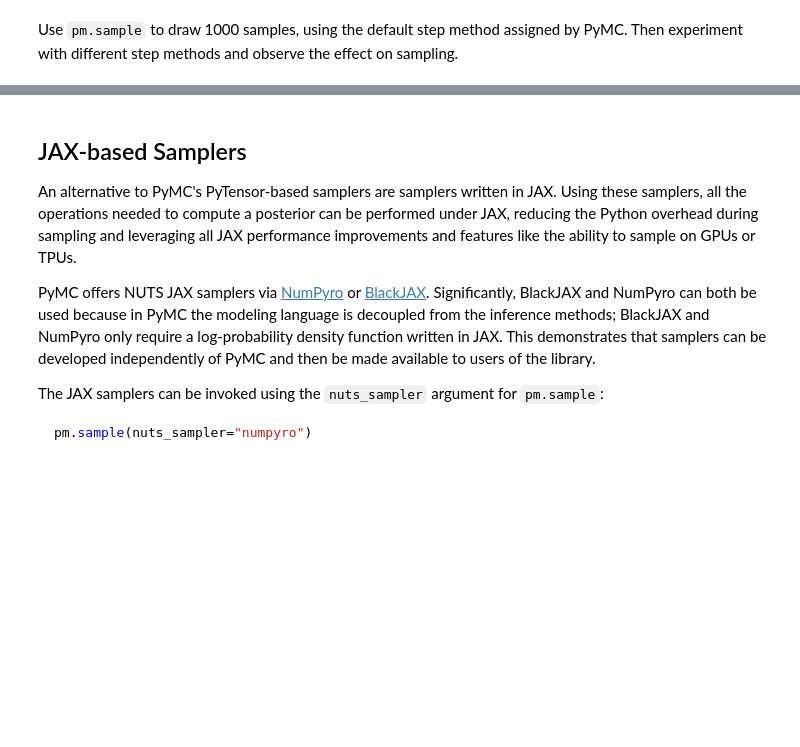
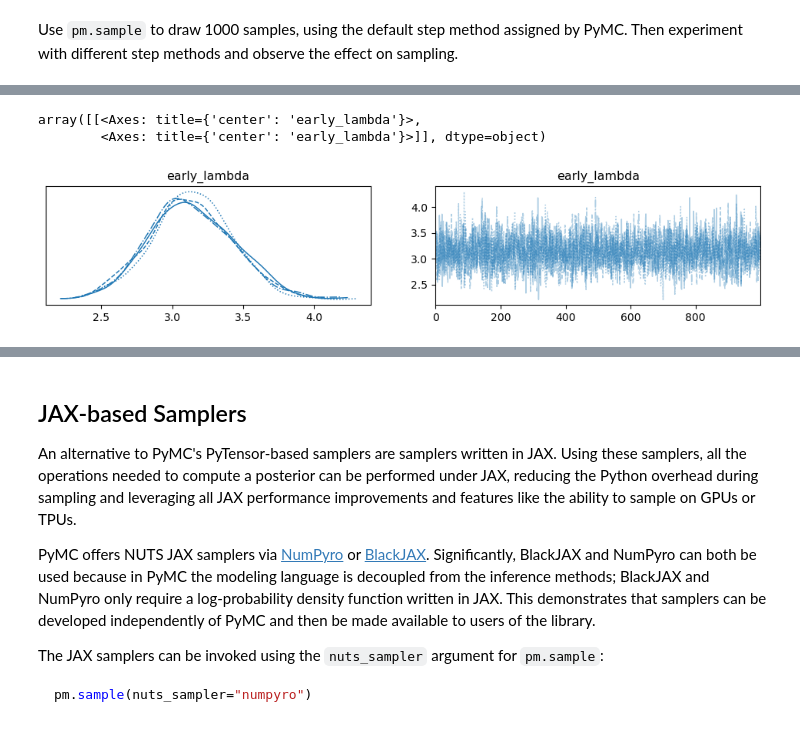
Before and after one commit to fonnesbeck/bayes_course_dec_2023, a Jupyter notebook: notebooks/Section2_2-Model_Building_with_PyMC.ipynb, the cells around one changed output, grey strips where cells are left out. Saved outputs shown, nothing was run; the diff lists cells and outputs as text; code cells hidden in the pictures; blank space fills up the shorter version.

```diff
--- a/notebooks/Section2_2-Model_Building_with_PyMC.ipynb
+++ b/notebooks/Section2_2-Model_Building_with_PyMC.ipynb
@@ -638,0 +788,3 @@ Use `pm.sample` to draw 1000 samples, using the default step method assigned by
+# %%
+with model:
+    trace1 = pm.sample(draws=1000, step=pm.Slice())
@@ -638,0 +799,6 @@ Use `pm.sample` to draw 1000 samples, using the default step method assigned by
+# %%
+az.plot_trace(trace1, var_names=['early_lambda'])
+# %% [output]
+array([[<Axes: title={'center': 'early_lambda'}>,
+        <Axes: title={'center': 'early_lambda'}>]], dtype=object)
+[figure, added]
```
Also changed, not shown: parts of 40 cells of this notebook.
